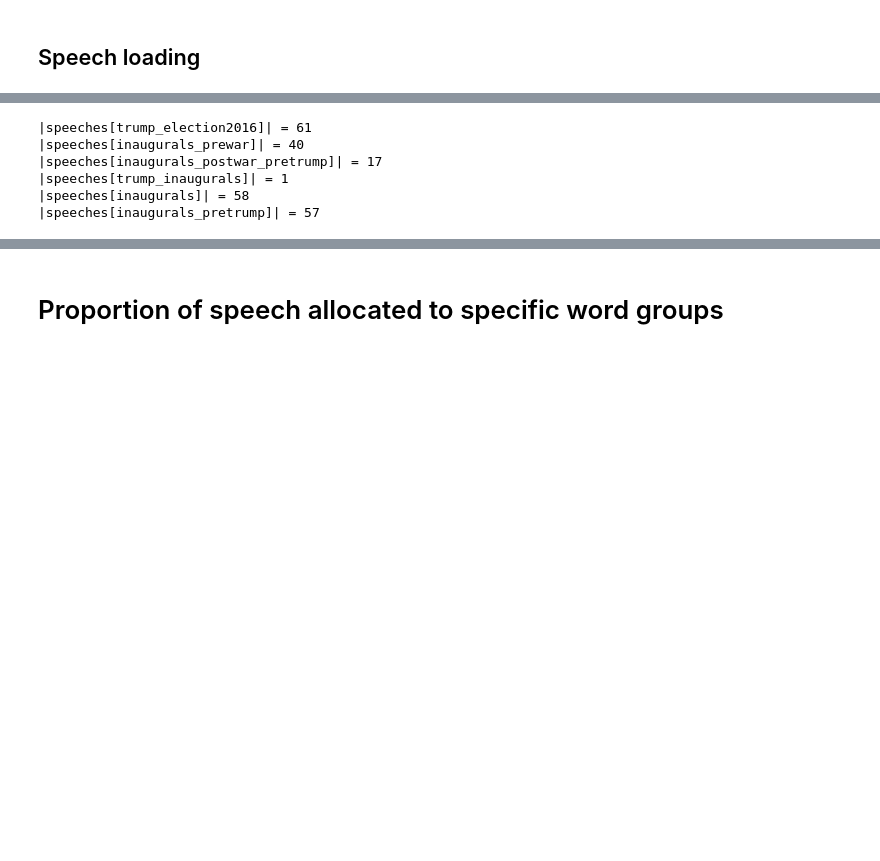
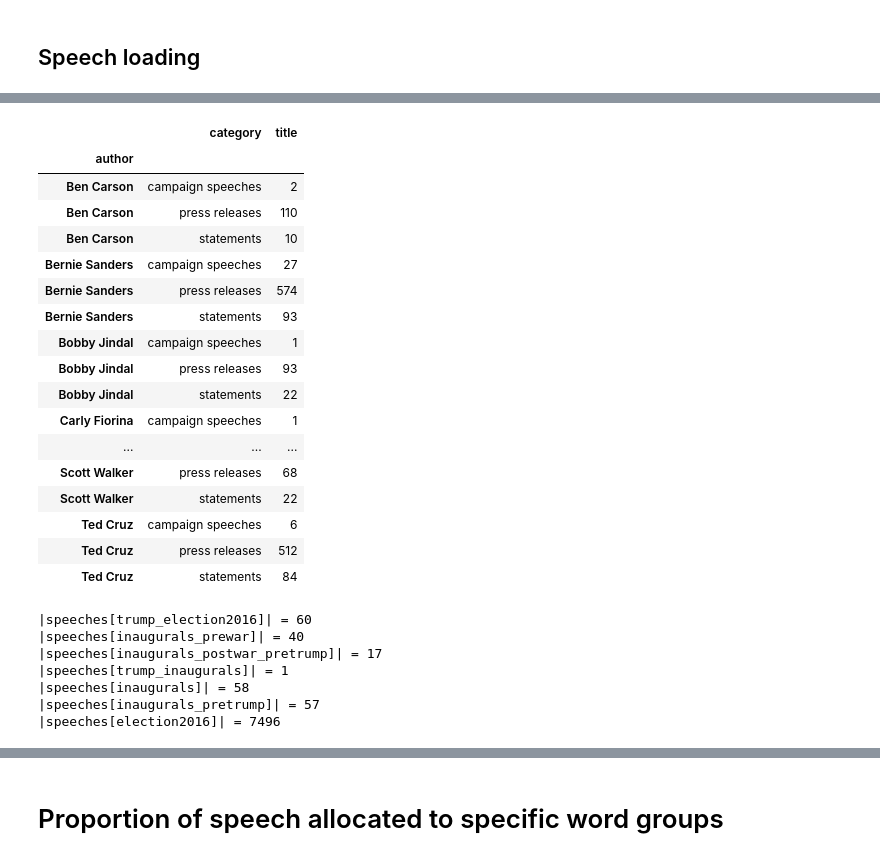
Before and after one commit to chbrown/presidents, a Jupyter notebook: notebooks/Words-with-Trump.ipynb, the cells around one changed output, grey strips where cells are left out. Saved outputs shown, nothing was run; the diff lists cells and outputs as text; code cells hidden in the pictures; blank space fills up the shorter version.

```diff
--- a/notebooks/Words-with-Trump.ipynb
+++ b/notebooks/Words-with-Trump.ipynb
@@ -28,6 +45,12 @@ from adjustText import adjust_text
 from wordcloud import WordCloud
 # %% [markdown]
 # Word processing
+# %%
+def select(d, whitelist):
+    '''
+    Construct a dict from a subset of `d`, limited to keys that are in `whitelist`
+    '''
+    return {k: v for k, v in d.items() if k in whitelist}
 # %%
 def readlines_set(filepath):
     return set(line.strip() for line in open(filepath))
@@ -114,6 +137,4 @@ def google_1t_frequencies(tokens):
 # %% [markdown]
 ## Speech loading
 # %%
-def read_tapp_inaugurals():
-    for line in read_lines(['../data/tapp/inaugurals.json']):
-        yield json.loads(line)
+all_tapp_inaugurals = [json.loads(line) for line in read_lines(['../data/tapp/inaugurals.json'])]
@@ -126,0 +141,5 @@ def read_tapp_election2016():
+# %%
+all_tapp_election2016 = [json.loads(line) for line in read_lines(['../data/tapp/election2016.json'])]
+# %%
+df_tapp_election2016 = pd.DataFrame([select(speech, {'author', 'category', 'title', 'timestamp'})
+                                     for speech in all_tapp_election2016])
@@ -127,31 +173,54 @@ def read_tapp_election2016():
+# %%
+df_tapp_election2016.groupby(['author', 'category']).agg(dict(title=len)).reset_index(1)
+# %% [output]
+|  | category | title |
+| author |  |  |
+| Ben Carson | campaign speeches | 2 |
+| Ben Carson | press releases | 110 |
+| Ben Carson | statements | 10 |
+| Bernie Sanders | campaign speeches | 27 |
+| Bernie Sanders | press releases | 574 |
+| Bernie Sanders | statements | 93 |
+| Bobby Jindal | campaign speeches | 1 |
+| Bobby Jindal | press releases | 93 |
+| Bobby Jindal | statements | 22 |
+| Carly Fiorina | campaign speeches | 1 |
+| ... | ... | ... |
+| Scott Walker | press releases | 68 |
+| Scott Walker | statements | 22 |
+| Ted Cruz | campaign speeches | 6 |
+| Ted Cruz | press releases | 512 |
+| Ted Cruz | statements | 84 |
 # %%
 speeches = {
-    'inaugurals': [
-        speech for speech in read_tapp_inaugurals()],
+    'inaugurals': all_tapp_inaugurals,
     'inaugurals_pretrump': [
-        speech for speech in read_tapp_inaugurals()
+        speech for speech in all_tapp_inaugurals
         if 'Trump' not in speech['author']],
     'inaugurals_prewar': [
-        speech for speech in read_tapp_inaugurals()
+        speech for speech in all_tapp_inaugurals
         if speech['timestamp'] < '1948-11-01'],
     'inaugurals_postwar_pretrump': [
-        speech for speech in read_tapp_inaugurals()
+        speech for speech in all_tapp_inaugurals
         if speech['timestamp'] > '1948-11-01' and 'Trump' not in speech['author']],
     'trump_inaugurals': [
-        speech for speech in read_tapp_inaugurals() if 'Trump' in speech['author']],
+        speech for speech in all_tapp_inaugurals if 'Trump' in speech['author']],
+    # tapp election2016 campaign
+    'election2016': all_tapp_election2016,
     'trump_election2016': [
-        speech for speech in read_tapp_election2016()
-        if speech['author'] == 'Donald J. Trump'],
+        speech for speech in all_tapp_election2016
+        if speech['author'] == 'Donald J. Trump' and speech['category'] == 'campaign speeches'],
 }
 for key in speeches:
     print '|speeches[{:}]| = {:d}'.format(key, len(speeches[key]))
 # %% [output]
-|speeches[trump_election2016]| = 61
+|speeches[trump_election2016]| = 60
 |speeches[inaugurals_prewar]| = 40
 |speeches[inaugurals_postwar_pretrump]| = 17
 |speeches[trump_inaugurals]| = 1
 |speeches[inaugurals]| = 58
 |speeches[inaugurals_pretrump]| = 57
+|speeches[election2016]| = 7496
 # %%
 print 'using standard_stopwords'
 speeches_counts = {key: speeches_to_counts(speeches[key], standard_stopwords) for key in speeches}
```
Also changed, not shown: parts of 37 cells of this notebook.
